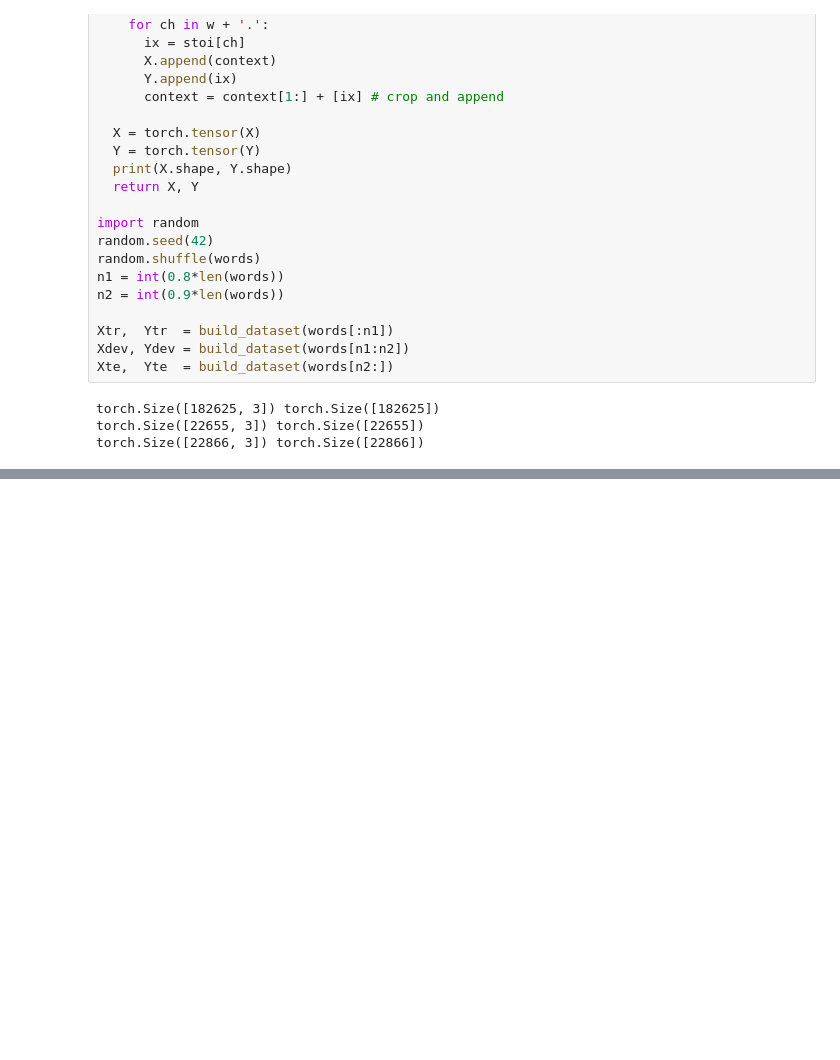
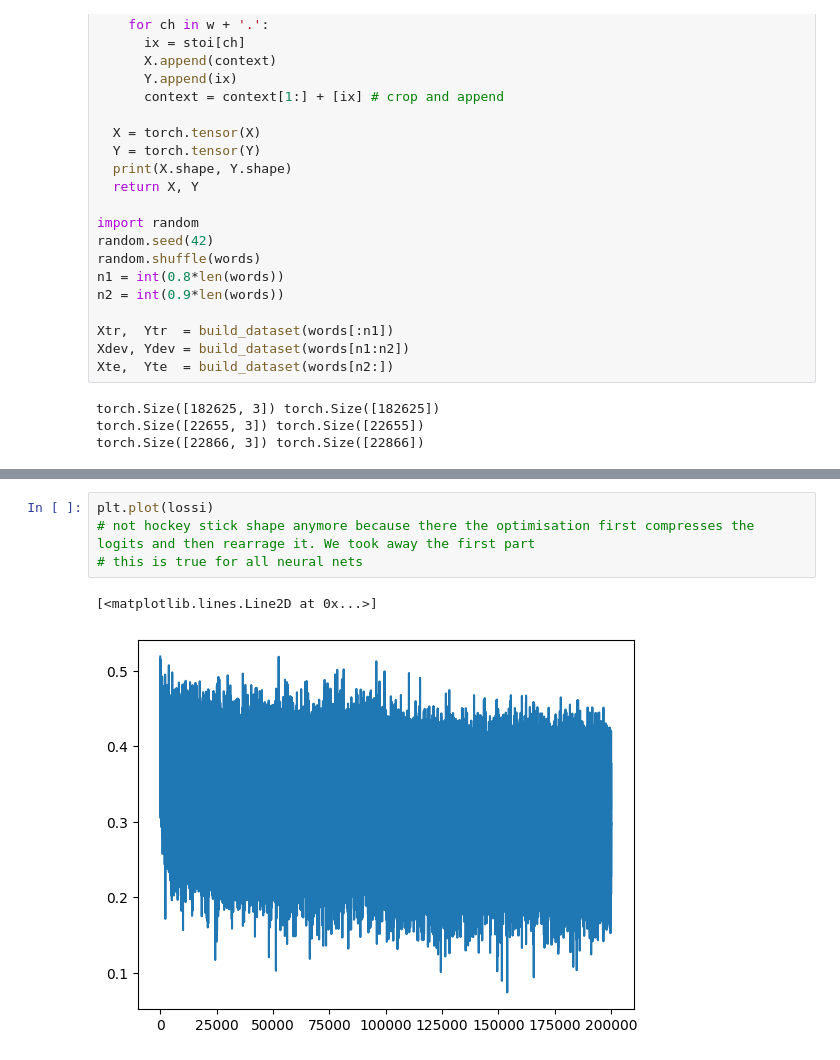
Before and after one commit to dhruvxsachdeva/karpathy-neural-networks, a Jupyter notebook: makemore_3.ipynb, the cells around one changed output, grey strips where cells are left out. Cells and saved outputs as stored; diff of their text form; blank space fills up the shorter version.

```diff
--- a/makemore_3.ipynb
+++ b/makemore_3.ipynb
@@ -125,0 +149,7 @@ print(loss.item())
+# %%
+plt.plot(lossi)
+# not hockey stick shape anymore because there the optimisation first compresses the logits and then rearrage it. We took away the first part
+# this is true for all neural nets
+# %% [output]
+[<matplotlib.lines.Line2D at 0x...>]
+[figure, added]
```
Also changed, not shown: parts of 10 cells of this notebook, 1 other file.
